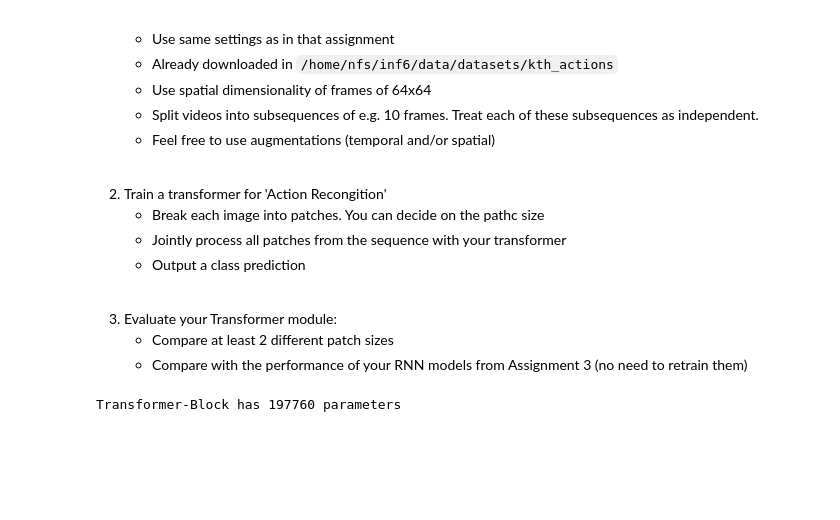
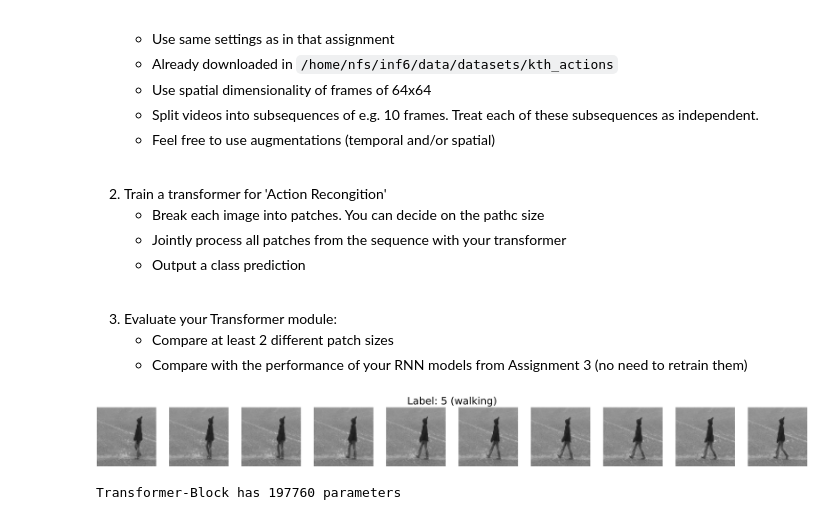
Before and after one commit to kel16/CudaLabTasksSS25, a Jupyter notebook: Session7/Solution7.ipynb, the cells around one changed output. Drawn from its saved outputs; the diff is of its cells as text; code cells hidden in the pictures; blank space fills up the shorter version.

```diff
--- a/Session7/Solution7.ipynb
+++ b/Session7/Solution7.ipynb
@@ -54,6 +53,9 @@ os.makedirs(BASE_LOG_DIR, exist_ok=True)
 # %%
 DATA_FOLDER = '/home/nfs/inf6/data/datasets/kth_actions/raw'
 # %%
-# TODO
-# train_dataset = KTHDataset(root_dir=DATA_FOLDER, train=True)
-# test_dataset = KTHDataset(root_dir=DATA_FOLDER, train=False)
+from KTHDataset import KTHDataset
+
+KTH_CLASSES = ['boxing', 'handclapping', 'handwaving', 'jogging', 'running', 'walking']
+
+train_dataset = KTHDataset(root_dir=DATA_FOLDER, train=True)
+test_dataset = KTHDataset(root_dir=DATA_FOLDER, train=False)
@@ -60,3 +65,19 @@ DATA_FOLDER = '/home/nfs/inf6/data/datasets/kth_actions/raw'
+# %%
+frames, label = train_dataset[227]
+
+num_frames = frames.shape[0]
+fig, axes = plt.subplots(1, num_frames, figsize=(num_frames * 10, 10))
+
+for i in range(num_frames):
+    frame = frames[i]  #[3, 64, 64]
+    frame_np = frame.permute(1, 2, 0).numpy()
+    axes[i].imshow(frame_np)
+    axes[i].axis('off')
+fig.suptitle(f"Label: {label} ({KTH_CLASSES[label]})", fontsize=100)
+plt.tight_layout()
+plt.show()
+# %% [output]
+[figure, added]
 # %%
 from models.TransformerBlock import TransformerBlock
 from utils import count_model_params
```
Also changed, not shown: parts of 18 cells of this notebook, 12 other files.
